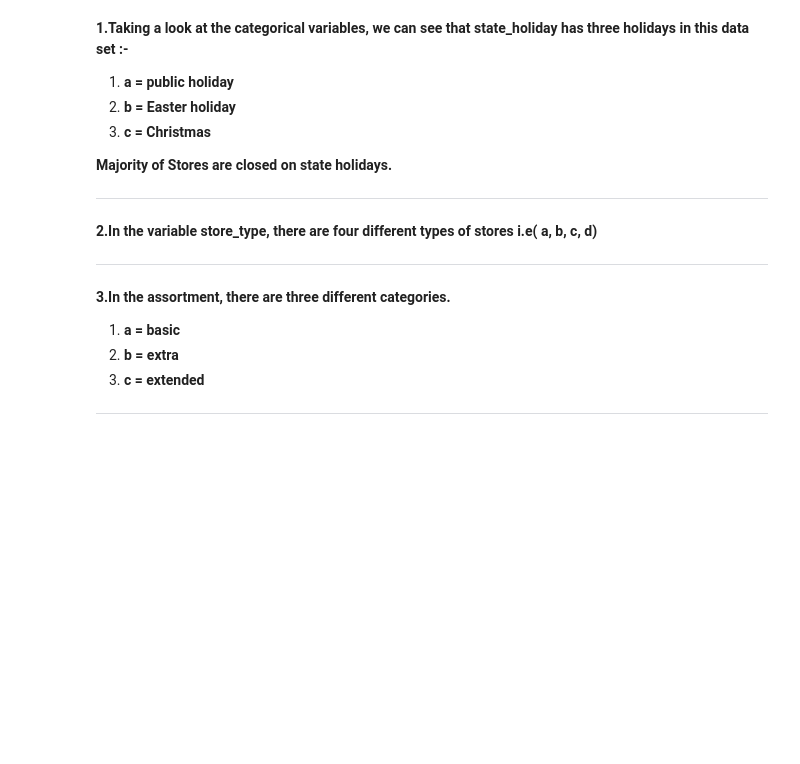
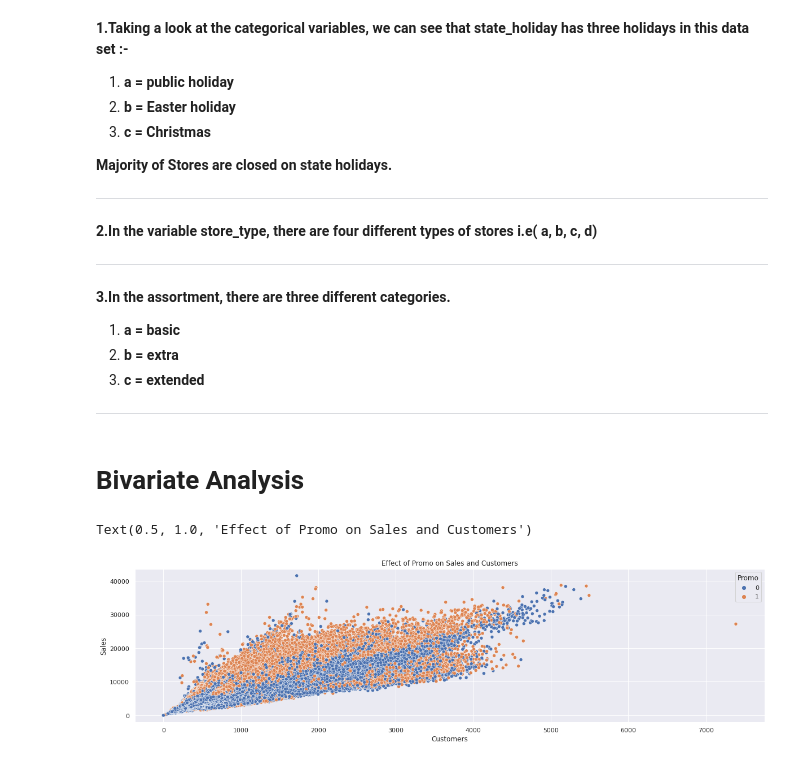
Before and after one commit to priyankashinde-DS/Rossmann_sales_prediction, a Jupyter notebook: ML(Supervised)_Rossmann_Sales_Prediction_Capstone_Project.ipynb, the cells around one changed output. Drawn from its saved outputs; the diff is of its cells as text; code cells hidden in the pictures; blank space fills up the shorter version.

Commit message:
Bivariate Analysis

```diff
--- a/ML(Supervised)_Rossmann_Sales_Prediction_Capstone_Project.ipynb
+++ b/ML(Supervised)_Rossmann_Sales_Prediction_Capstone_Project.ipynb
@@ -426,3 +426,12 @@ sns.countplot(store_sale_data['Assortment'])
 3.    **c = extended**
 
 ---
+# %% [markdown]
+# **Bivariate Analysis**
+# %%
+plt.figure(figsize=(20,5))
+sns.scatterplot(data=store_sale_data,x='Customers',y='Sales',hue='Promo',cmap=plt.cm.get_cmap('YlGn'))
+plt.title("Effect of Promo on Sales and Customers")
+# %% [output]
+Text(0.5, 1.0, 'Effect of Promo on Sales and Customers')
+[figure, added]
```
Also changed, not shown: parts of 16 cells of this notebook.
